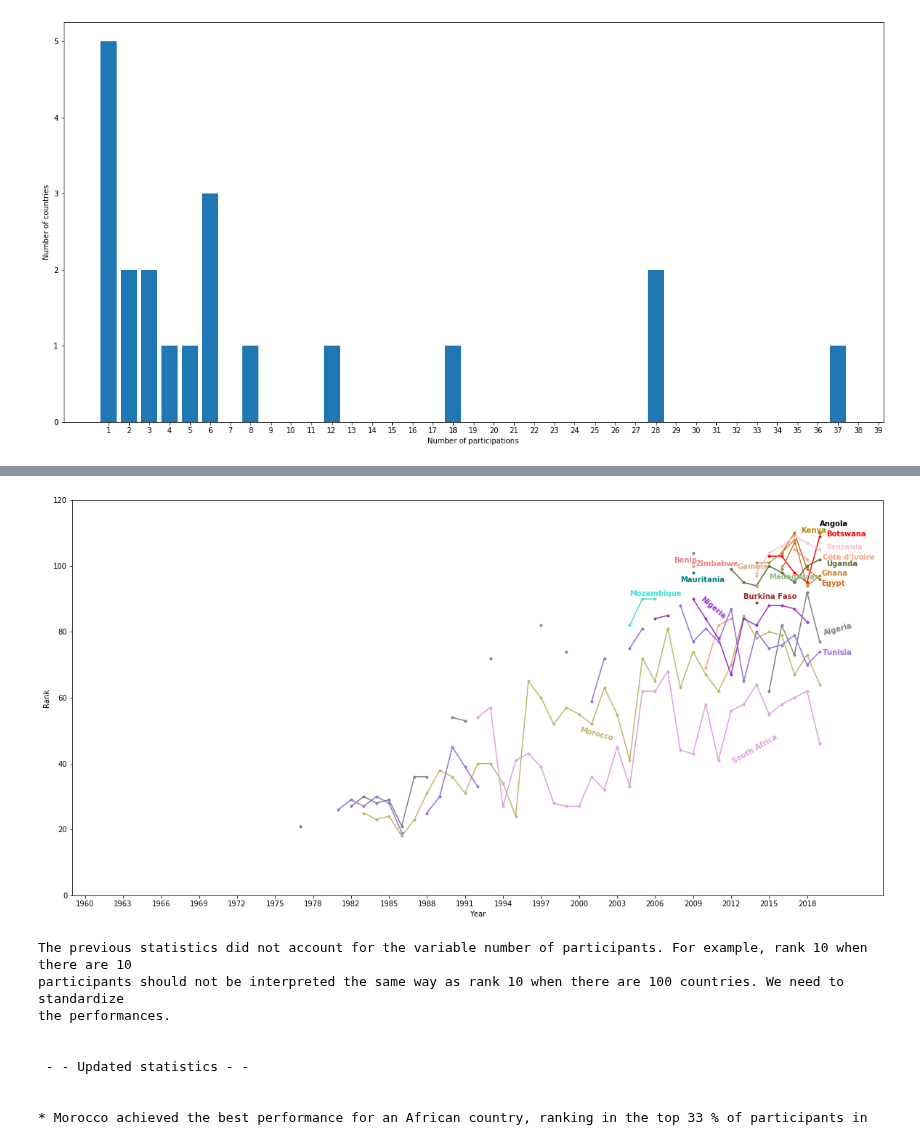
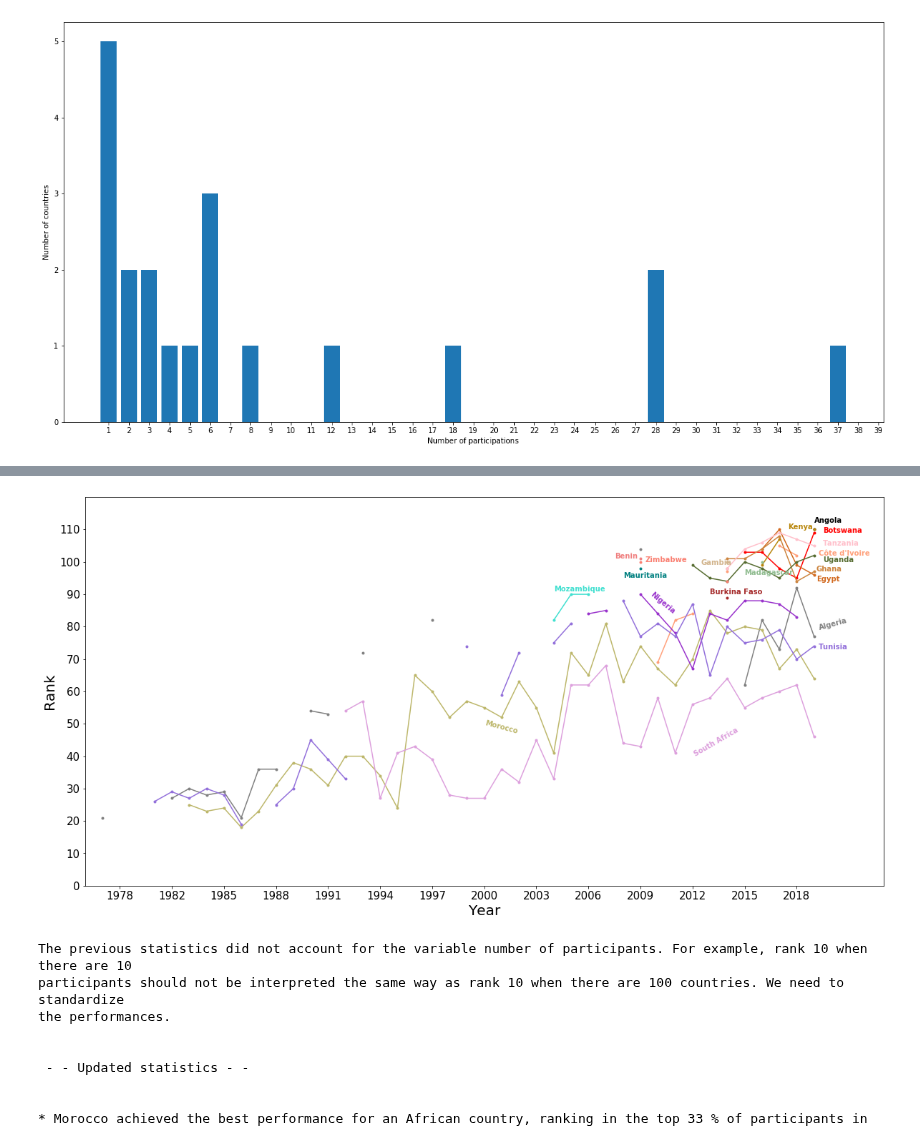
Before and after one commit to Djimdou/Side-Projects, a Jupyter notebook: IMO-Web-Scraping.ipynb, the cells around one changed output, grey strips where cells are left out. Saved outputs shown, nothing was run; the diff lists cells and outputs as text; code cells hidden in the pictures.

```diff
--- a/IMO-Web-Scraping.ipynb
+++ b/IMO-Web-Scraping.ipynb
@@ -166,39 +161,42 @@ plt.show()
 # %%
 # Plot: for each African country, evolution of its performance at IMO
 
 figure(figsize=(20,10))
 
 for i in range(len(african_participant)):
     plt.plot(data[african_participant][i][::-1],'.-',color = mycolors[i],label=name[african_participant][i])
+
+plt.xlabel('Year',fontsize=20)
+plt.ylabel('Rank',fontsize=20)
+
+plt.yticks(np.arange(0,120,10),fontsize=15)
+plt.xticks(np.arange(1,len(year),3),year[np.arange(1,len(year),3)][::-1],fontsize=15)
+
 plt.ylim(0,np.nanmax(data[african_participant])+10)
-plt.xlim(0,64)
-plt.xlabel('Year')
-plt.ylabel('Rank')
-
-plt.xticks(np.arange(1,len(year),3),year[np.arange(1,len(year),3)][::-1])
+plt.xlim(17,63)
 
 plt.text(x = 59, y = data[african_participant][0][::-1][-1]+2, s = name[african_participant][0], color = mycolors[0], rotation = 0, weight = 'bold')
 plt.text(x = 59.25, y = data[african_participant][1][::-1][-1]+2, s = name[african_participant][1], color = mycolors[1], rotation = 15, weight = 'bold')
 plt.text(x = 47.5, y = data[african_participant][2][::-1][54]+3, s = name[african_participant][2], color = mycolors[2], rotation = 0, weight = 'bold')
 plt.text(x = 53, y = data[african_participant][3][::-1][-6]+1, s = name[african_participant][3], color = mycolors[3], rotation = 0, weight = 'bold')
 plt.text(x = 59.5, y = data[african_participant][4][::-1][-1], s = name[african_participant][4], color = mycolors[4], rotation = 0, weight = 'bold')
 plt.text(x = 59.25, y = data[african_participant][5][::-1][-2], s = name[african_participant][5], color = mycolors[5], rotation = 0, weight = 'bold')
 plt.text(x = 59.125, y = data[african_participant][6][::-1][-1]-2, s = name[african_participant][6], color = mycolors[6], rotation = 0, weight = 'bold')
 plt.text(x = 59.125, y = data[african_participant][7][::-1][-1], s = name[african_participant][7], color = mycolors[7], rotation = 0, weight = 'bold')
 plt.text(x = 52.5, y = data[african_participant][8][::-1][-6]-1, s = name[african_participant][8], color = mycolors[8], rotation = 0, weight = 'bold')
 plt.text(x = 57.5, y = data[african_participant][9][::-1][-1], s = name[african_participant][9], color = mycolors[9], rotation = 0, weight = 'bold')
 plt.text(x = 40, y = data[african_participant][10][::-1][40]-8, s = name[african_participant][10], color = mycolors[10], rotation = -15, weight = 'bold')
 plt.text(x = 55, y = data[african_participant][11][::-1][-4]-4, s = name[african_participant][11], color = mycolors[11], rotation = 0, weight = 'bold')
 plt.text(x = 44, y = data[african_participant][12][::-1][-14]+1, s = name[african_participant][12], color = mycolors[12], rotation = 0, weight = 'bold')
 plt.text(x = 48, y = data[african_participant][13][::-1][-11]-3, s = name[african_participant][13], color = mycolors[13], rotation = 0, weight = 'bold')
 plt.text(x = 49.5, y = data[african_participant][14][::-1][-10], s = name[african_participant][14], color = mycolors[14], rotation = -40, weight = 'bold')
 plt.text(x = 52, y = data[african_participant][15][::-1][-9]-1, s = name[african_participant][15], color = mycolors[15], rotation = 30, weight = 'bold')
 plt.text(x = 59.25, y = data[african_participant][16][::-1][-1]-1, s = name[african_participant][16], color = mycolors[16], rotation = 0, weight = 'bold')
 plt.text(x = 59.5, y = data[african_participant][17][::-1][-1], s = name[african_participant][17], color = mycolors[17], rotation = 0, weight = 'bold')
 plt.text(x = 59.5, y = data[african_participant][18][::-1][-1]-2, s = name[african_participant][18], color = mycolors[18], rotation = 0, weight = 'bold')
 plt.text(x = 49.25, y = data[african_participant][19][::-1][-11], s = name[african_participant][19], color = mycolors[19], rotation = 0, weight = 'bold');
 # %% [output]
-[figure, old version]
+[figure, new version]
 # %%
 # Relative performance: rank divided by number of participants
 
```
Also changed, not shown: parts of 4 cells of this notebook.
